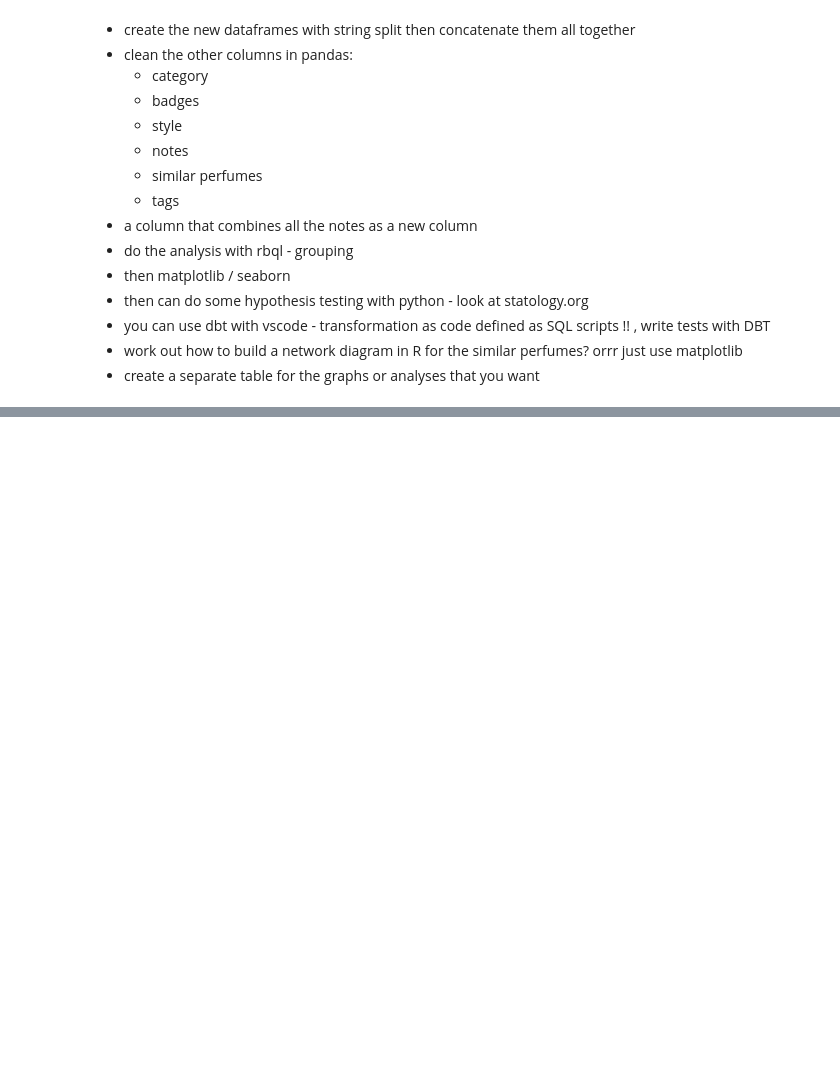
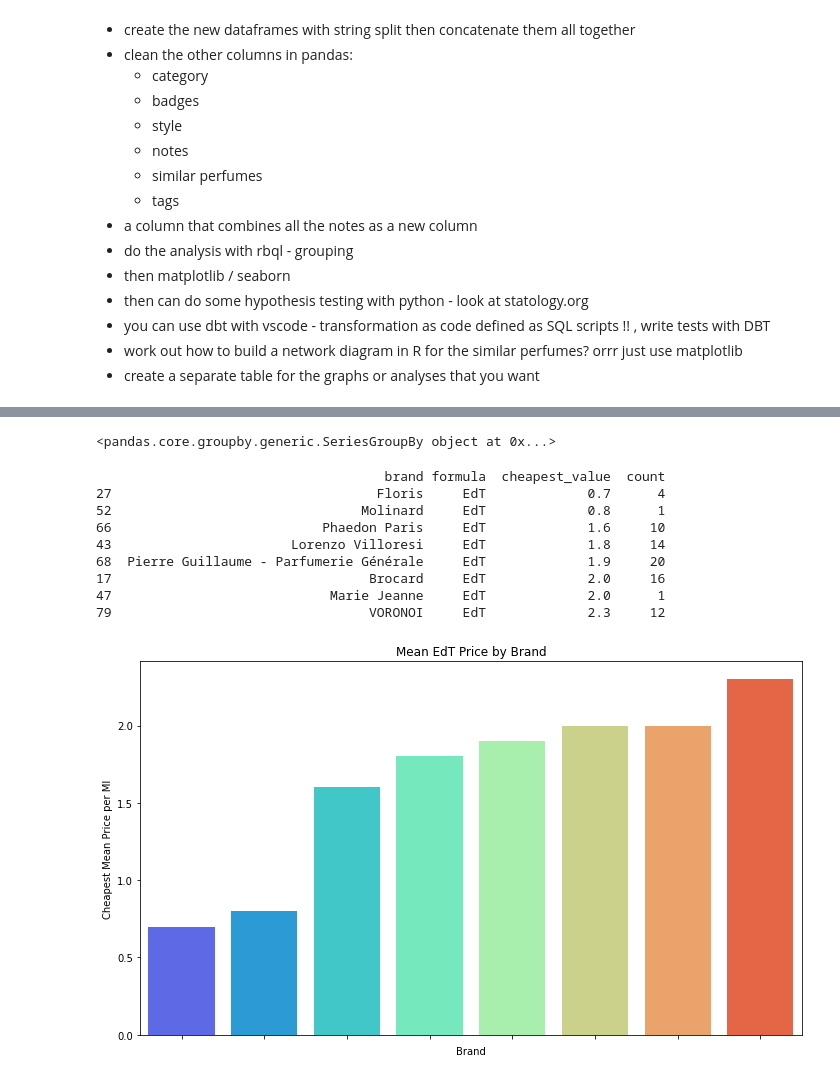
Before and after one commit to emm-sam/Perfume-Analytics, a Jupyter notebook: data_cleaning.ipynb, the cells around one changed output, grey strips where cells are left out. Saved outputs shown, nothing was run; the diff lists cells and outputs as text; code cells hidden in the pictures; blank space fills up the shorter version.

```diff
--- a/data_cleaning.ipynb
+++ b/data_cleaning.ipynb
@@ -204,0 +252,66 @@ df_prices
+# %%
+import seaborn as sns
+import matplotlib.pyplot as plt
+
+# concatenate it to the previous dataframe
+up_todate = pd.concat([perfume_df, df_prices], axis=1)
+up_todate.columns
+
+grouped0 = up_todate.groupby('formula')['cheapest_value']#.mean().round(1)
+grouped0
+# grouped1 = up_todate.groupby(['brand', 'formula'])['cheapest_value'].mean().round(1)
+# grouped2 = up_todate.groupby(['brand', 'formula'])['cheapest_value'].count()
+# grouped = pd.concat([grouped1, grouped2], axis=1)
+# grouped = pd.DataFrame(grouped)
+# grouped.reset_index(inplace=True)
+# grouped.columns.values[3] = 'count'
+
+# # grouped.sort_values(by='brand')
+# grouped
+
+# edc = grouped[grouped.formula == 'EdC'].copy()
+# edc.cheapest_value = pd.to_numeric(edc.cheapest_value)
+# edc = edc.sort_values(by='cheapest_value')
+# edc
+
+# edt = grouped[grouped.formula == 'EdT'].copy()
+# edt.cheapest_value = pd.to_numeric(edt.cheapest_value)
+# edt = edt.sort_values(by='cheapest_value')
+# edt
+
+# edp = grouped[grouped.formula == 'EdP'].copy()
+# edp.cheapest_value = pd.to_numeric(edp.cheapest_value)
+# edp = edp.sort_values(by='cheapest_value')
+# edp
+
+# parfum = grouped[grouped.formula == 'Extrait'].copy()
+# parfum.cheapest_value = pd.to_numeric(parfum.cheapest_value)
+# parfum = parfum.sort_values(by='cheapest_value')
+# parfum
+
+#CHEAPEST VALUE IS WRONG???
+# %% [output]
+<pandas.core.groupby.generic.SeriesGroupBy object at 0x...>
+# %%
+rainbow_palette = sns.color_palette("rainbow", len(edt))
+print(edt)
+plt.figure(figsize=(10, 6))
+sns.barplot(data=edt, x='brand', y='cheapest_value', palette=rainbow_palette)
+plt.xlabel('Brand')
+plt.ylabel('Cheapest Mean Price per Ml')
+plt.title('Mean EdT Price by Brand')
+plt.xticks(rotation=45)
+plt.gca().set_xticklabels([])
+plt.tight_layout()
+plt.show()
+# %% [output]
+                                     brand formula  cheapest_value  count
+27                                  Floris     EdT             0.7      4
+52                                Molinard     EdT             0.8      1
+66                           Phaedon Paris     EdT             1.6     10
+43                       Lorenzo Villoresi     EdT             1.8     14
+68  Pierre Guillaume - Parfumerie Générale     EdT             1.9     20
+17                                 Brocard     EdT             2.0     16
+47                            Marie Jeanne     EdT             2.0      1
+79                                 VORONOI     EdT             2.3     12
+[figure, added]
```
Also changed, not shown: parts of 8 cells of this notebook.
